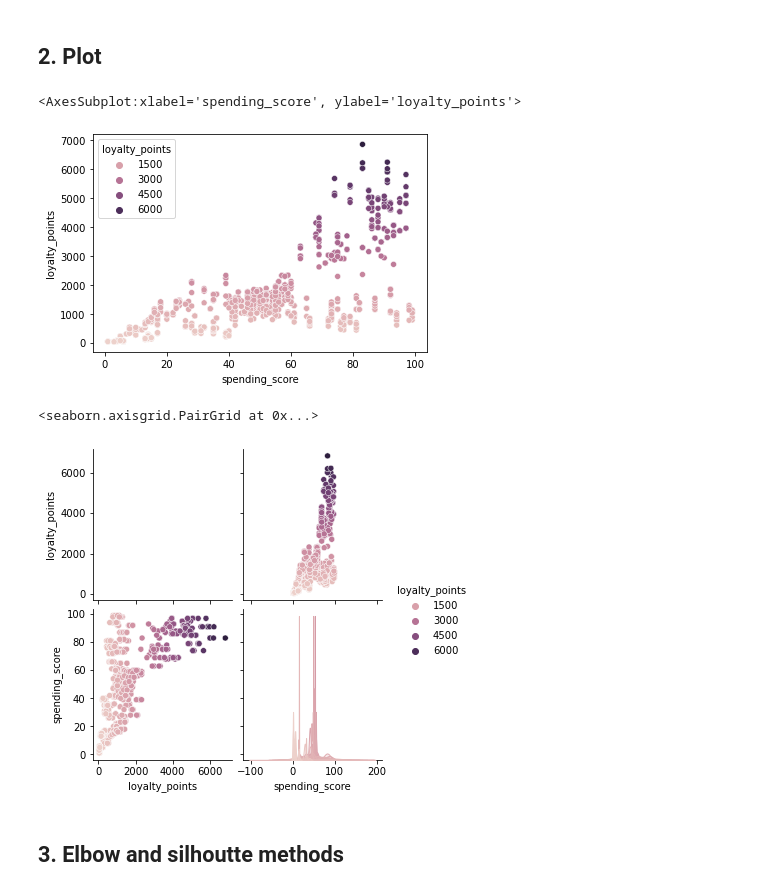
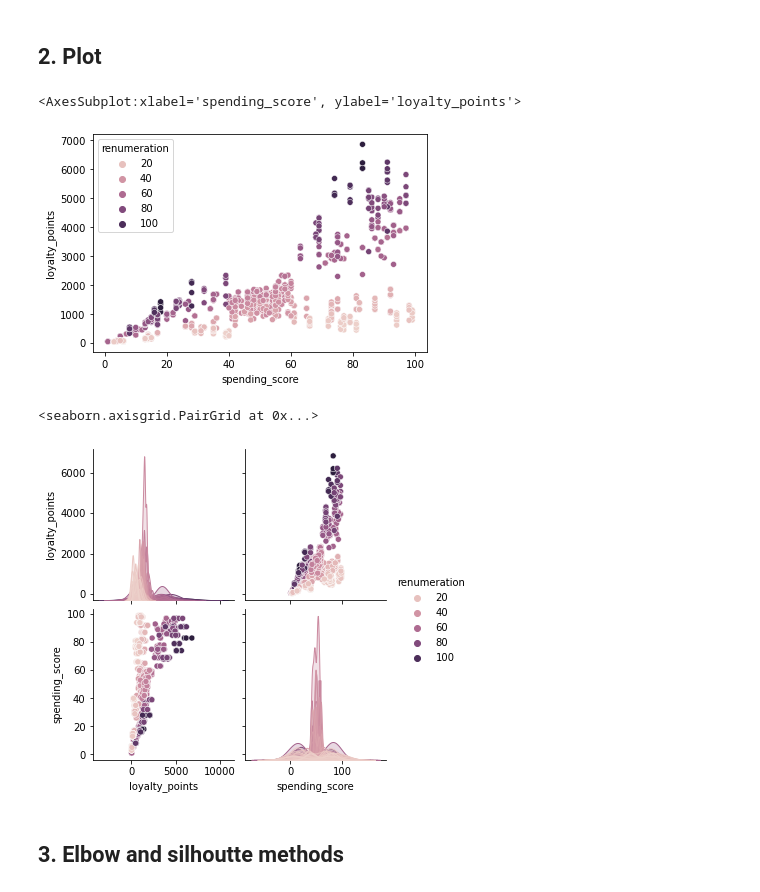
Before and after one commit to essjmeha/Assignment_Predicting_future_outcomes, a Jupyter notebook: Meharg_Jane_LSE_DA301_Assignment_Python.ipynb, the cells around one changed output. Drawn from its saved outputs; the diff is of its cells as text; code cells hidden in the pictures.

```diff
--- a/Meharg_Jane_LSE_DA301_Assignment_Python.ipynb
+++ b/Meharg_Jane_LSE_DA301_Assignment_Python.ipynb
@@ -638,21 +667,21 @@ df2.describe()
 sns.scatterplot(x='spending_score',
                 y='loyalty_points',
                 data=df2,
-                hue='loyalty_points')
+                hue='renumeration')
 # %% [output]
 <AxesSubplot:xlabel='spending_score', ylabel='loyalty_points'>
-[figure, old version]
+[figure, new version]
 # %%
 # Create a pairplot with Seaborn.
 x = df2[['loyalty_points', 'spending_score']]
 
 sns.pairplot(df2,
              vars=x,
-             hue='loyalty_points',
+             hue='renumeration',
              diag_kind='kde')
 # %% [output]
 <seaborn.axisgrid.PairGrid at 0x...>
-[figure, old version]
+[figure, new version]
 # %% [markdown]
 ## 3. Elbow and silhoutte methods
 # %%
```
Also changed, not shown: parts of 14 cells of this notebook.
